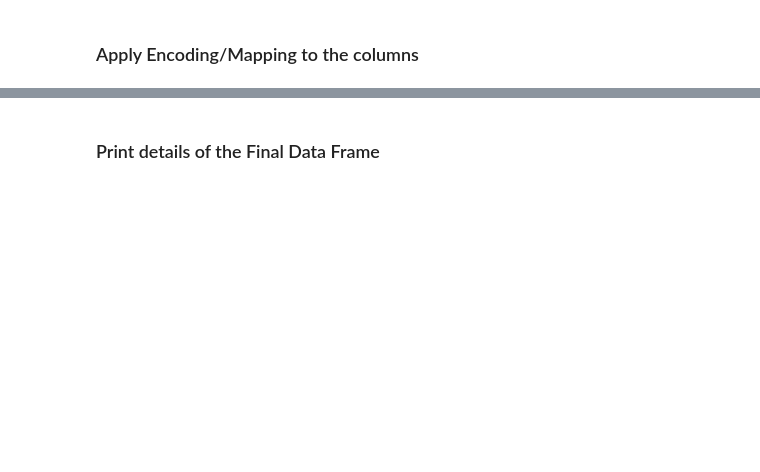
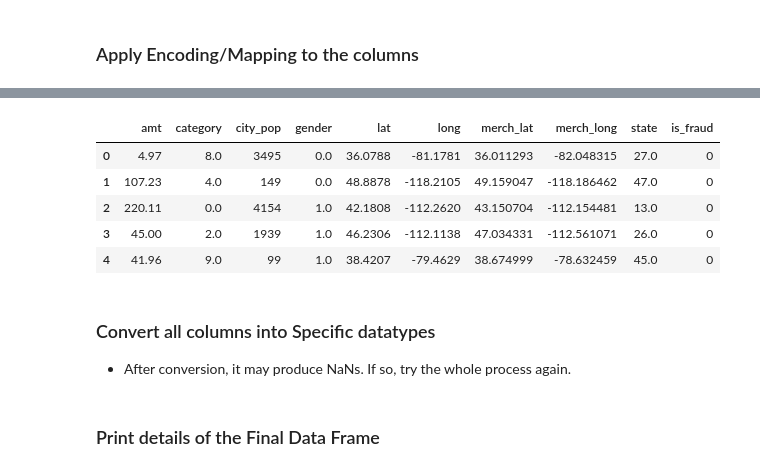
Before and after one commit to BrianP490/credit-card-fraud, a Jupyter notebook: notebooks/create_dataloader.ipynb, the cells around one changed output, grey strips where cells are left out. Cells and saved outputs as stored; diff of their text form; code cells hidden in the pictures; blank space fills up the shorter version.

```diff
--- a/notebooks/create_dataloader.ipynb
+++ b/notebooks/create_dataloader.ipynb
@@ -192,3 +303,15 @@ df["state"] = df["state"].map(states_dict)
+# %%
+df.head()
+# %% [output]
+|  | amt | category | city_pop | gender | lat | long | merch_lat | merch_long | state | is_fraud |
+| 0 | 4.97 | 8.0 | 3495 | 0.0 | 36.0788 | -81.1781 | 36.011293 | -82.048315 | 27.0 | 0 |
+| 1 | 107.23 | 4.0 | 149 | 0.0 | 48.8878 | -118.2105 | 49.159047 | -118.186462 | 47.0 | 0 |
+| 2 | 220.11 | 0.0 | 4154 | 1.0 | 42.1808 | -112.2620 | 43.150704 | -112.154481 | 13.0 | 0 |
+| 3 | 45.00 | 2.0 | 1939 | 1.0 | 46.2306 | -112.1138 | 47.034331 | -112.561071 | 26.0 | 0 |
+| 4 | 41.96 | 9.0 | 99 | 1.0 | 38.4207 | -79.4629 | 38.674999 | -78.632459 | 45.0 | 0 |
+# %% [markdown]
+### Convert all columns into Specific datatypes
+* After conversion, it may produce NaNs. If so, try the whole process again.
 # %%
 df = df.astype("float32")
 # %% [markdown]
```
Also changed, not shown: parts of 56 cells of this notebook, 6 other files.
